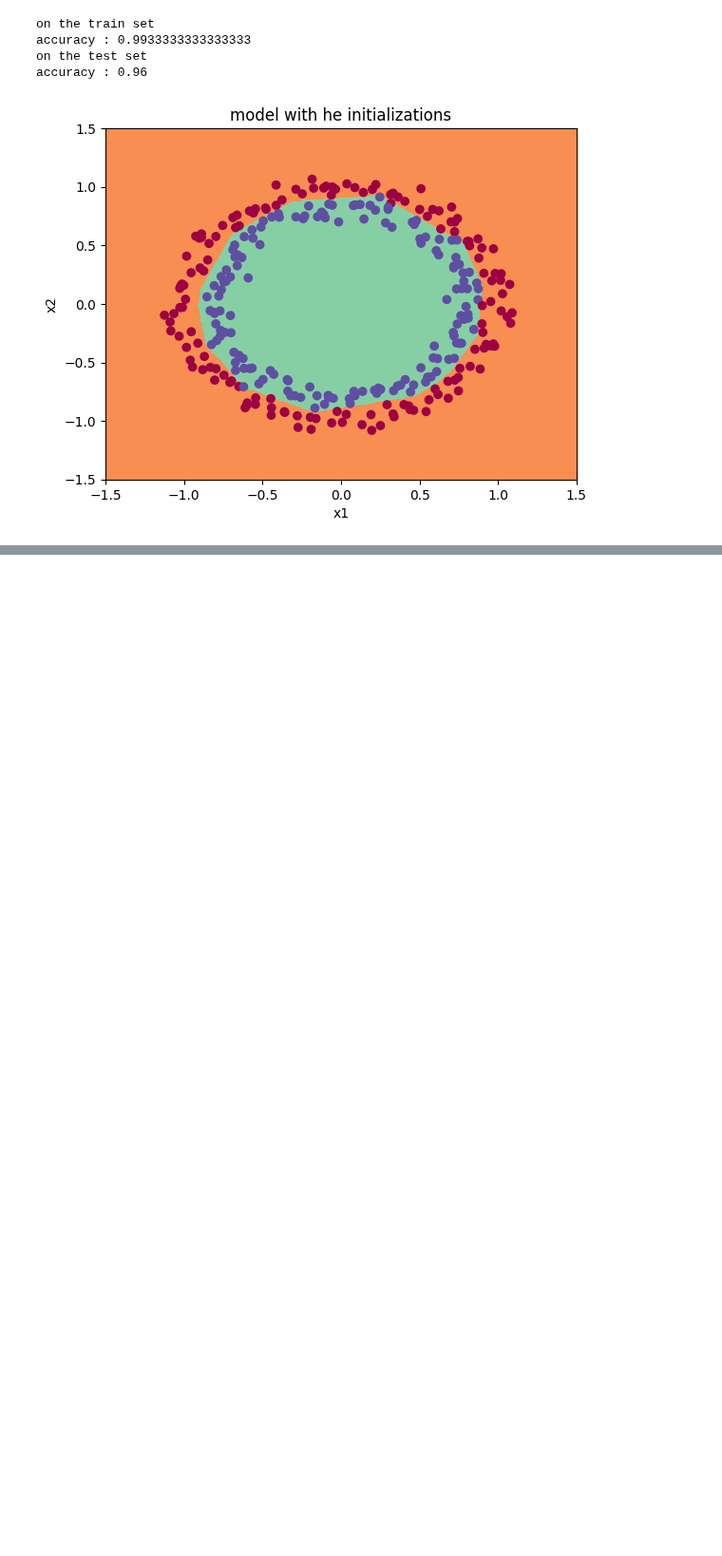
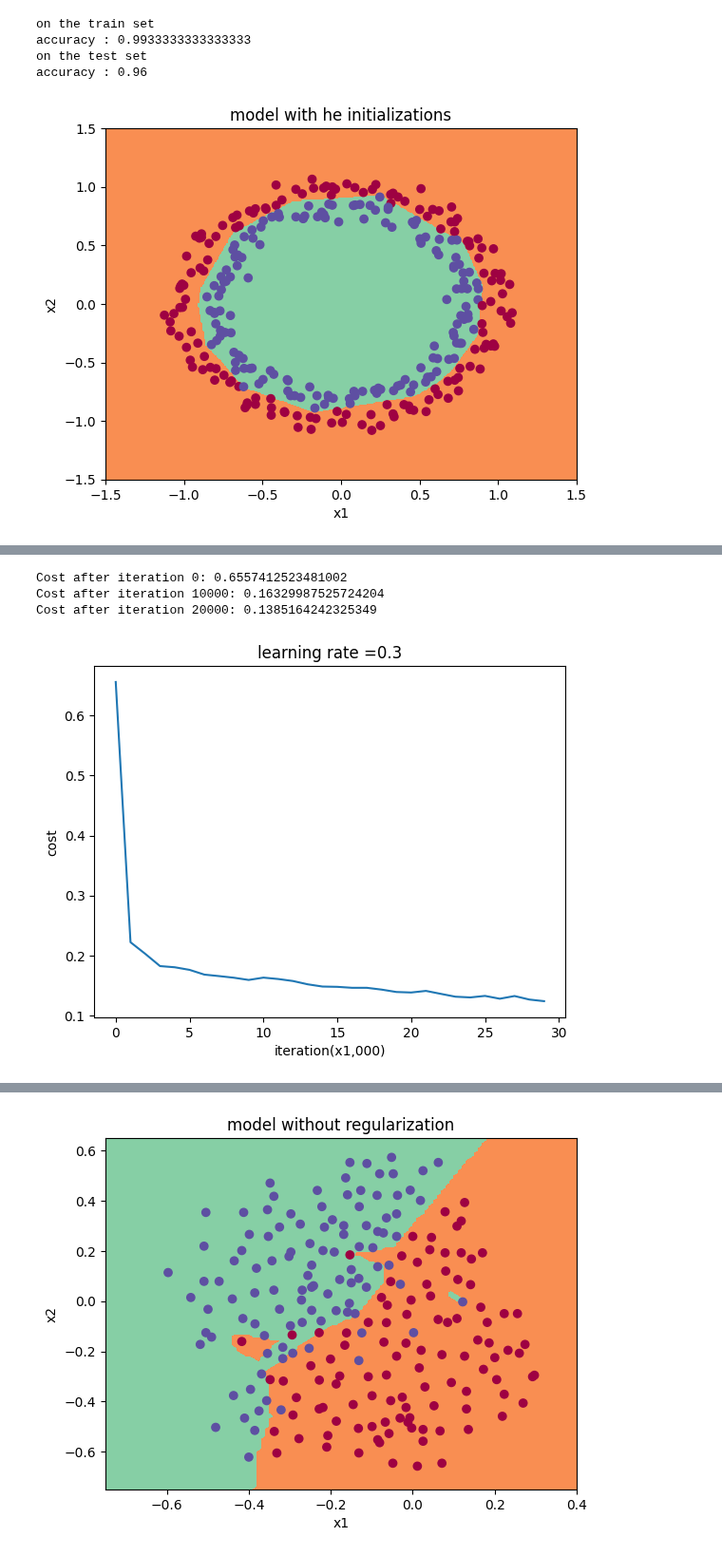
Before and after one commit to Aboelsaood23/Aboelsaood23, a Jupyter notebook: specilaization_2_Course_2.ipynb, the cells around one changed output, grey strips where cells are left out. Shown at 95% size. Cells and saved outputs as stored; diff of their text form; code cells hidden in the pictures; blank space fills up the shorter version.

```diff
--- a/specilaization_2_Course_2.ipynb
+++ b/specilaization_2_Course_2.ipynb
@@ -386,0 +418,78 @@ accuracy : 0.96
+# %%
+#Non-regularized model
+#we will two types of modes regularized mode and dropout mode
+# build model function that use all previuos functions
+
+# we will build first initiaize parameters function  with random type, but with small values so don't multiply weights by 10
+def initialize_parameters (layer_dimes):
+  np.random.seed(3)
+  parameters ={}
+  L =len(layer_dimes)
+  for l in range(1,L):
+    parameters['w'+str(l)] =np.random.randn(layer_dimes[l],layer_dimes[l-1]) / np.sqrt(layer_dimes[l-1])
+    parameters['b'+str(l)] =np.zeros((layer_dimes[l],1))
+  return parameters
+
+# we need another function to use it with dropout mode
+
+
+def model (x,y,learning_rate =0.3,num_iterations =30000,print_cost =True,lambd =0,keep_probs = 1):
+  grads ={}
+  costs =[]
+  m =x.shape[1]
+  layer_dimes =[x.shape[0],20,3,1] # 3 layers model with two layers hidden
+  parameters = initialize_parameters(layer_dimes)
+  for i in range(0,num_iterations):
+    if keep_probs == 1:
+      a3, cache = forward_propagation(x, parameters)
+    elif keep_probs < 1:
+      a3, cache = forward_propagation_with_dropout(x, parameters, keep_probs) #theses function will be defined later
+
+    if lambd ==0:
+      cost =compute_loss(a3,y)
+    else :
+      cost =compute_cost_with_regularzation(a3,y,parameters,lambd) #function will defined later
+
+
+    if lambd ==0  and keep_probs ==1 :
+      grads =backward_propagation(x,y,cache)
+    elif lambd != 0:
+      grads =back_propagation_with_regularization(x,y,cache,lambd)
+    elif keep_probs <1 :
+      grads =backward_propagation_with_dropout(x,y,cahe,keep_probs)
+
+    parameters =update_parameters(parameters,grads,learning_rate)
+
+    if print_cost and i % 10000 == 0:
+      print("Cost after iteration {}: {}".format(i, cost))
+    if print_cost and i % 1000 == 0:
+      costs.append(cost)
+
+  plt.plot(costs)
+  plt.ylabel('cost')
+  plt.xlabel('iteration(x1,000)')
+  plt.title("learning rate ="+str(learning_rate))
+  plt.show()
+
+  return parameters
+
+
+
+#let's checl model without regularization
+parameters =model(train_x,train_y)
+print("on the training set")
+predictions_train=predict(train_x,train_y,parameters)
+print("on the test set ")
+predictions_test =predict(train_x,train_y,parameters)
+
+#The train accuracy is 94.8% while the test accuracy is 91.5%. This is the baseline model (you will observe the impact of regularization on this model).
+plt.title("model without regularization")
+axes =plt.gca()
+axes.set_xlim([-.75,0.40])
+axes.set_ylim([-0.75,0.65])
+plot_decision_boundary(lambda x: predict_dec(parameters,x.T),train_x,train_y)
+# %% [output]
+Cost after iteration 0: 0.6557412523481002
+Cost after iteration 10000: 0.16329987525724204
+Cost after iteration 20000: 0.1385164242325349
+[figure, added]
@@ -386,0 +500 @@ accuracy : 0.96
+[figure, added]
```
Also changed, not shown: parts of 5 cells of this notebook.
